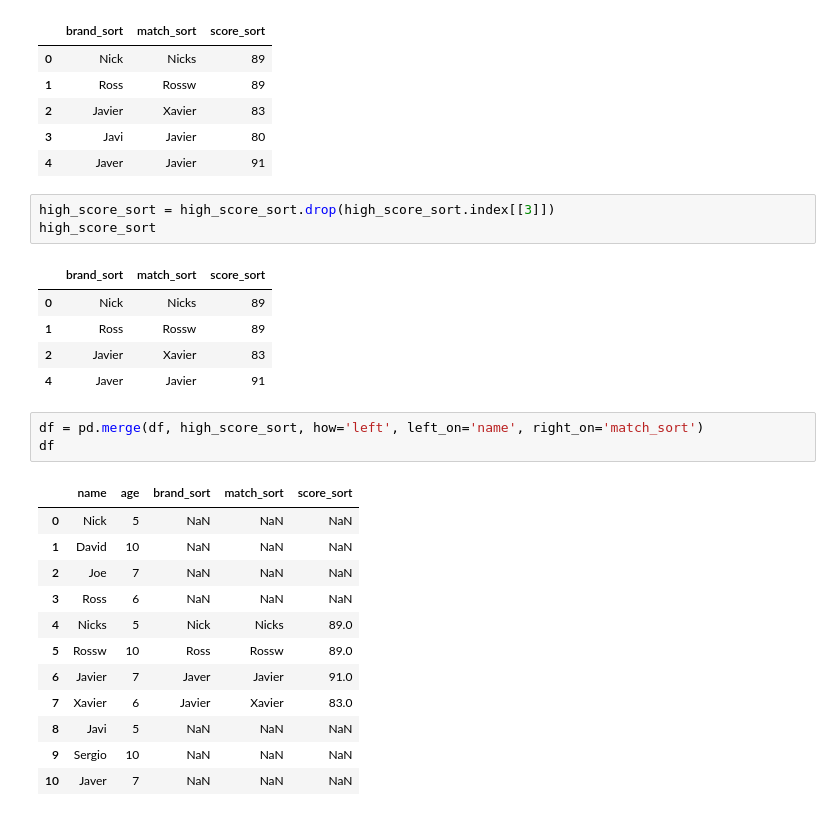
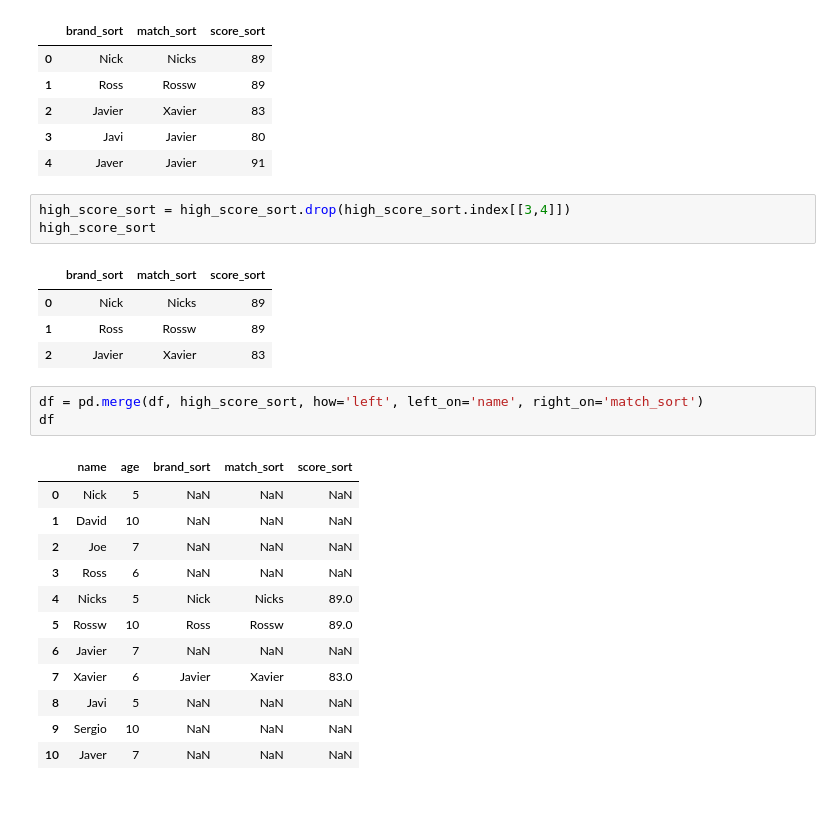
Before and after one commit to oecorrechag/Project-Francia, a Jupyter notebook: Fuzzy test.ipynb, the cells around one changed output. Saved outputs shown, nothing was run; the diff lists cells and outputs as text.

```diff
--- a/Fuzzy test.ipynb
+++ b/Fuzzy test.ipynb
@@ -155,14 +155,13 @@ high_score_sort
 | 3 | Javi | Javier | 80 |
 | 4 | Javer | Javier | 91 |
 # %%
-high_score_sort = high_score_sort.drop(high_score_sort.index[[3]])
+high_score_sort = high_score_sort.drop(high_score_sort.index[[3,4]])
 high_score_sort
 # %% [output]
 |  | brand_sort | match_sort | score_sort |
 | 0 | Nick | Nicks | 89 |
 | 1 | Ross | Rossw | 89 |
 | 2 | Javier | Xavier | 83 |
-| 4 | Javer | Javier | 91 |
 # %%
 df = pd.merge(df, high_score_sort, how='left', left_on='name', right_on='match_sort')
 df
@@ -174,7 +173,7 @@ df
 | 3 | Ross | 6 | NaN | NaN | NaN |
 | 4 | Nicks | 5 | Nick | Nicks | 89.0 |
 | 5 | Rossw | 10 | Ross | Rossw | 89.0 |
-| 6 | Javier | 7 | Javer | Javier | 91.0 |
+| 6 | Javier | 7 | NaN | NaN | NaN |
 | 7 | Xavier | 6 | Javier | Xavier | 83.0 |
 | 8 | Javi | 5 | NaN | NaN | NaN |
 | 9 | Sergio | 10 | NaN | NaN | NaN |
```
Also changed, not shown: parts of 10 cells of this notebook.
